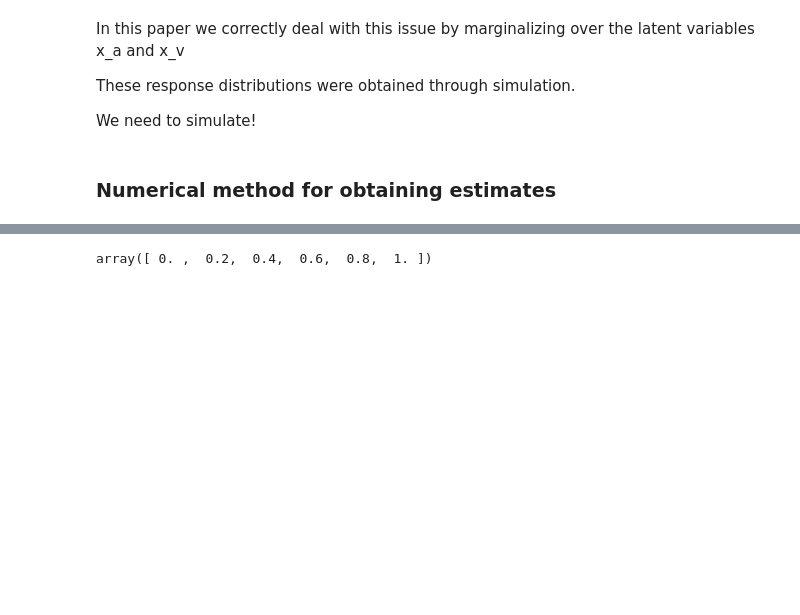
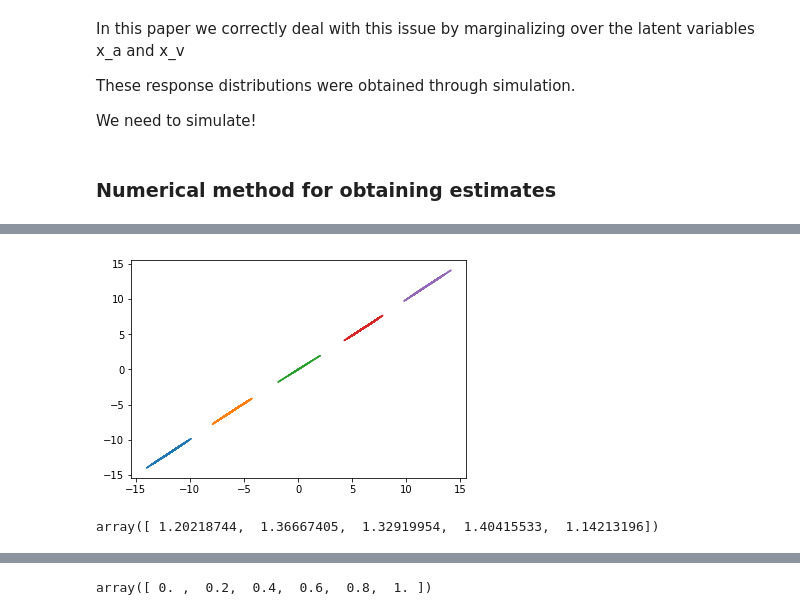
Before and after one commit to psrmx/The_Chantastic4, a Jupyter notebook: MultisensoryPerception/MultisensoryPerception.ipynb, the cells around one changed output, grey strips where cells are left out. Saved outputs shown, nothing was run; the diff lists cells and outputs as text; code cells hidden in the pictures; blank space fills up the shorter version.

```diff
--- a/MultisensoryPerception/MultisensoryPerception.ipynb
+++ b/MultisensoryPerception/MultisensoryPerception.ipynb
@@ -263,0 +327,6 @@ We need to simulate!
+# %%
+plt.plot(x_v, vv)
+#plt.plot(range(-12,13), range(-12,13))
+plt.show()
+# %% [output]
+[figure, added]
@@ -263,0 +335,4 @@ We need to simulate!
+# %%
+conds.sum(axis=1)
+# %% [output]
+array([ 1.20218744,  1.36667405,  1.32919954,  1.40415533,  1.14213196])
```
Also changed, not shown: parts of 19 cells of this notebook.
